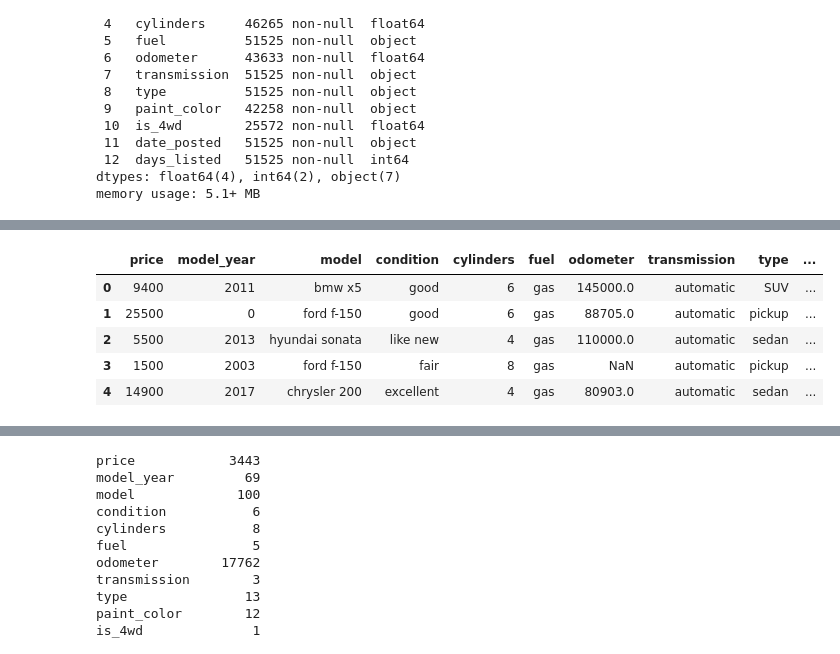
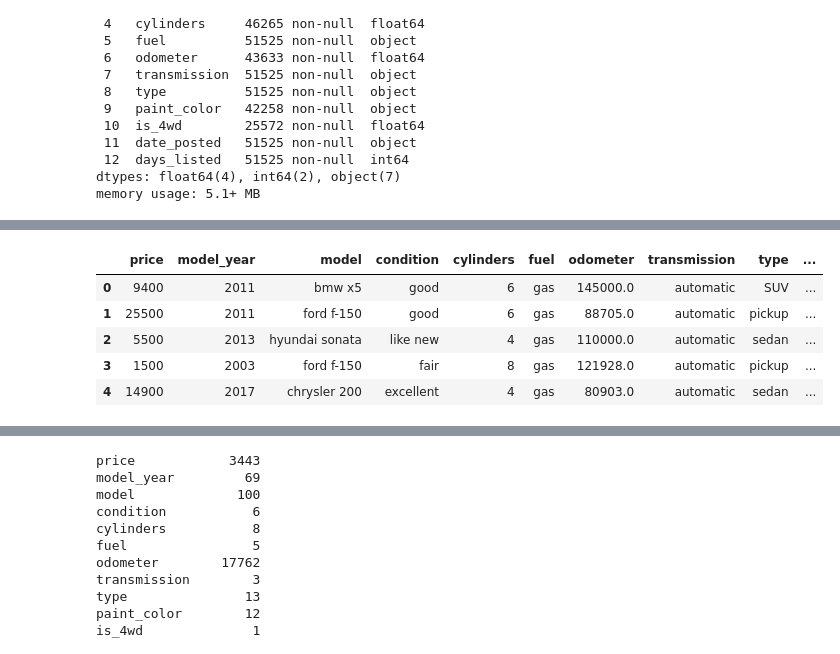
Before and after one commit to Julia8314/sdt_project, a Jupyter notebook: Notebooks/eda.ipynb, the cells around one changed output, grey strips where cells are left out. Cells and saved outputs as stored; diff of their text form; code cells hidden in the pictures.

```diff
--- a/Notebooks/eda.ipynb
+++ b/Notebooks/eda.ipynb
@@ -45,3 +50,12 @@ Data columns (total 13 columns):
  12  days_listed   51525 non-null  int64
 dtypes: float64(4), int64(2), object(7)
 memory usage: 5.1+ MB
+# %%
+# replacing null values
+df['model_year'] = df['model_year'].fillna(df.groupby(['model'])['model_year'].transform('median'))
+df['cylinders'] = df['cylinders'].fillna(df.groupby(['model'])['cylinders'].transform('median'))
+df['odometer'] = df['odometer'].fillna(df.groupby(['model'])['odometer'].transform('median'))
+df['is_4wd'] = df['is_4wd'].fillna(0)
+df['paint_color'] = df['paint_color'].fillna('unknown')
+
+df.head()
@@ -48,16 +69,15 @@ memory usage: 5.1+ MB
 # %%
-# taking care of null values and changing a data type for two columns
-df['model_year'] = df['model_year'].fillna(0)
-df['cylinders'] = df['cylinders'].fillna(0)
+# adjusting data types
 df['model_year'] = df['model_year'].astype(int)
 df['cylinders'] = df['cylinders'].astype(int)
+
 df.head()
 # %% [output]
 |  | price | model_year | model | condition | cylinders | fuel | odometer | transmission | type | ... |
 | 0 | 9400 | 2011 | bmw x5 | good | 6 | gas | 145000.0 | automatic | SUV | ... |
-| 1 | 25500 | 0 | ford f-150 | good | 6 | gas | 88705.0 | automatic | pickup | ... |
+| 1 | 25500 | 2011 | ford f-150 | good | 6 | gas | 88705.0 | automatic | pickup | ... |
 | 2 | 5500 | 2013 | hyundai sonata | like new | 4 | gas | 110000.0 | automatic | sedan | ... |
-| 3 | 1500 | 2003 | ford f-150 | fair | 8 | gas | NaN | automatic | pickup | ... |
+| 3 | 1500 | 2003 | ford f-150 | fair | 8 | gas | 121928.0 | automatic | pickup | ... |
 | 4 | 14900 | 2017 | chrysler 200 | excellent | 4 | gas | 80903.0 | automatic | sedan | ... |
 # %%
 # checking for a number of missing values and making sure the above changes took effect
```
Also changed, not shown: parts of 12 cells of this notebook.
